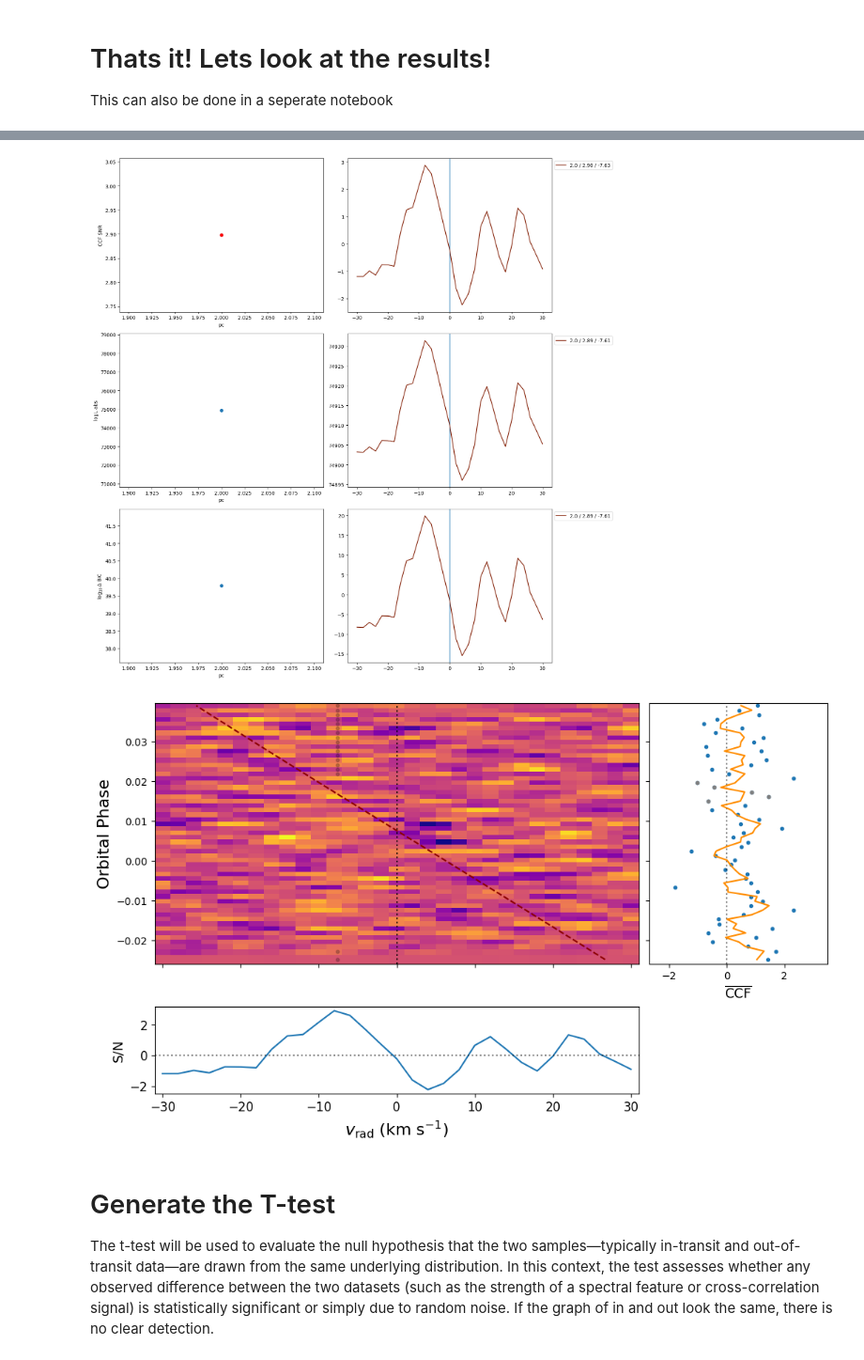
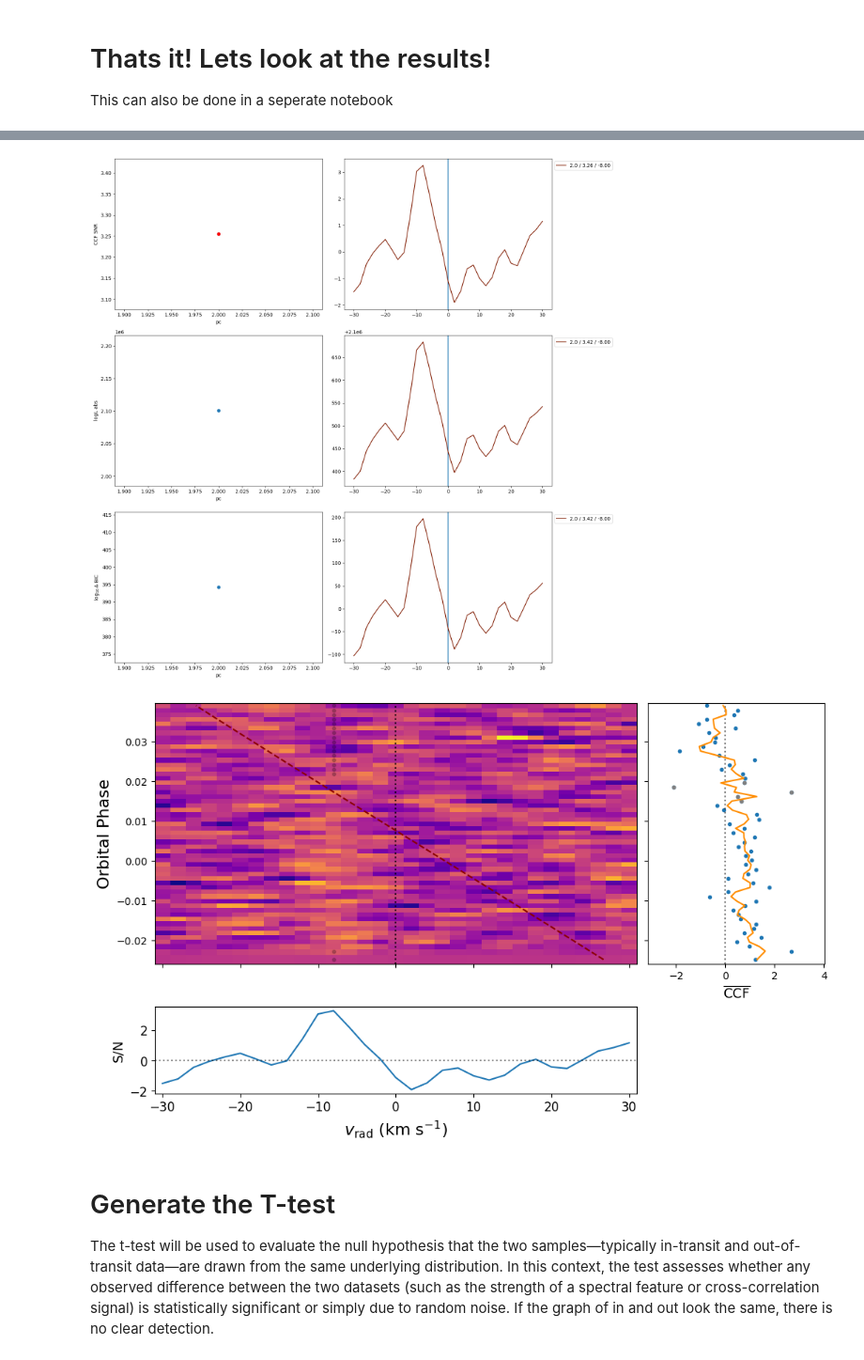
Before and after one commit to georgiamraz/starships_container, a Jupyter notebook: Notebooks/Answer_key_Cross_Correlation.ipynb, the cells around one changed output, grey strips where cells are left out. Shown at 94% size. Cells and saved outputs as stored; diff of their text form; code cells hidden in the pictures.

```diff
--- a/Notebooks/Answer_key_Cross_Correlation.ipynb
+++ b/Notebooks/Answer_key_Cross_Correlation.ipynb
@@ -327,8 +327,8 @@ n_pc, mask_w = 2, 90
 
 # Define the spectral orders to include in the cross-correlation function (CCF)
 # You can specify a single order as an integer or multiple orders as a list/array
-order_indices = np.array([60])  # Example: order 60 only
-# order_indices = [46, 47]      # Example for multiple orders (uncomment to use)
+order_indices = np.arange(70)  # Example: all orders <60
+# order_indices = [46, 47]     # Example for multiple orders (uncomment to use)
 
 print(f"Orders used for CCF and log-likelihood calculation: {order_indices}")
 
@@ -372,5 +374,5 @@ Out-of-transit t-val = 1.78 / p-val 7.88e-02 / sig = 1.41
-[figure, old version]
+[figure, new version]
-[figure, old version]
+[figure, new version]
 # %% [markdown]
 # Generate the T-test
 
```
Also changed, not shown: parts of 6 cells of this notebook, 7 other files.
